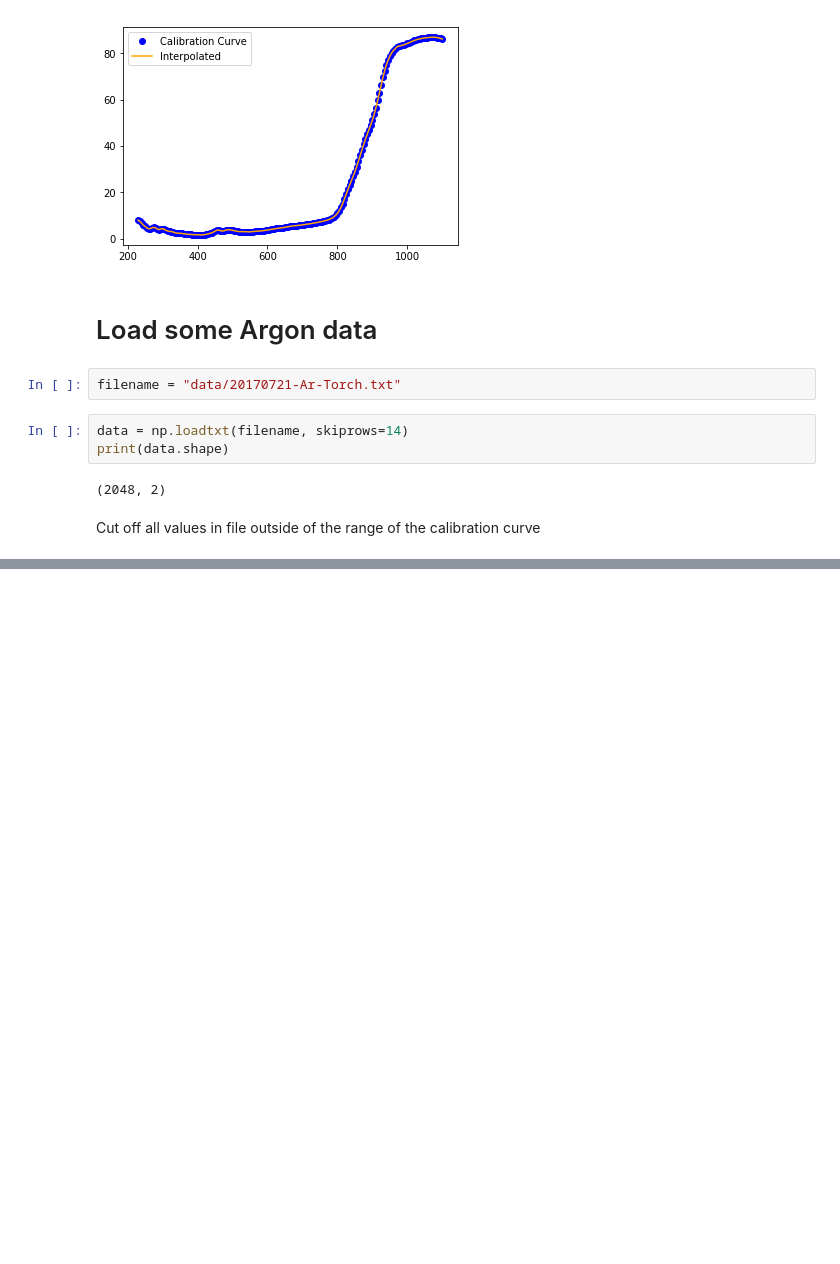
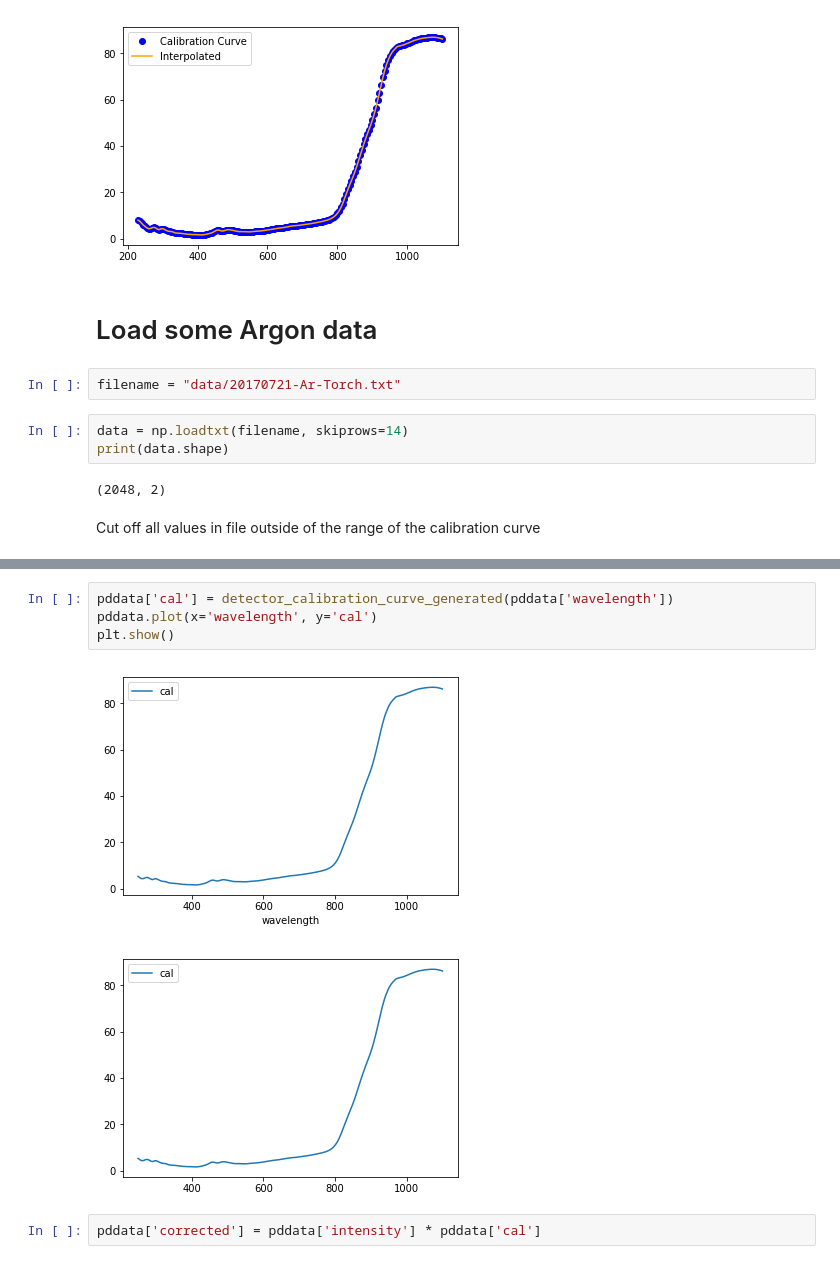
Before and after one commit to piovere/zeTorch, a Jupyter notebook: Black body peak fitting.ipynb, the cells around one changed output, grey strips where cells are left out. Saved outputs shown, nothing was run; the diff lists cells and outputs as text; blank space fills up the shorter version.

```diff
--- a/Black body peak fitting.ipynb
+++ b/Black body peak fitting.ipynb
@@ -60,0 +77,9 @@ np.where()
+# %%
+pddata['cal'] = detector_calibration_curve_generated(pddata['wavelength'])
+pddata.plot(x='wavelength', y='cal')
+plt.show()
+# %% [output]
+[figure, added]
+[figure, added]
+# %%
+pddata['corrected'] = pddata['intensity'] * pddata['cal']
```
Also changed, not shown: parts of 49 cells of this notebook.
